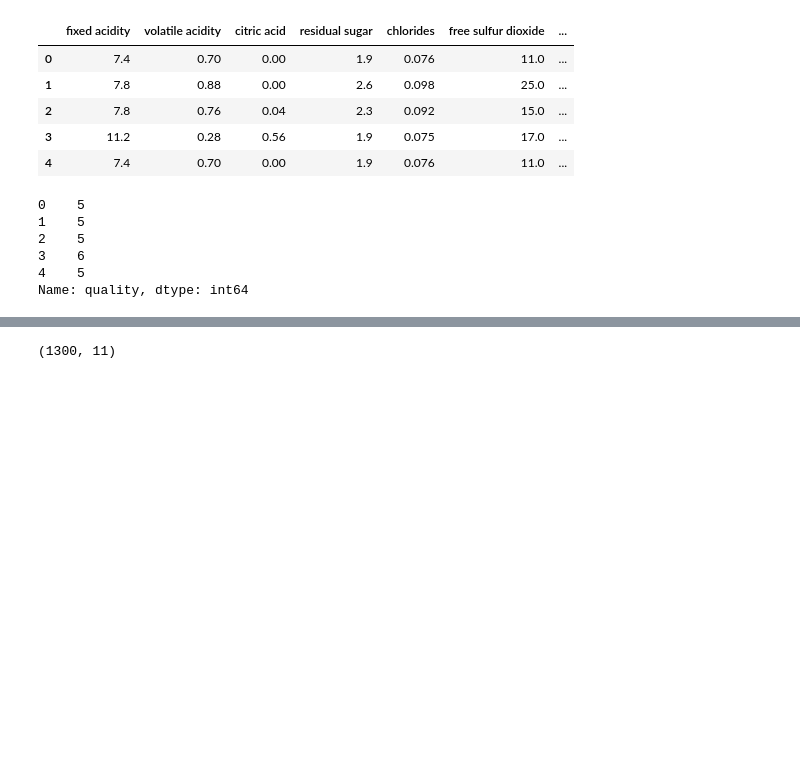
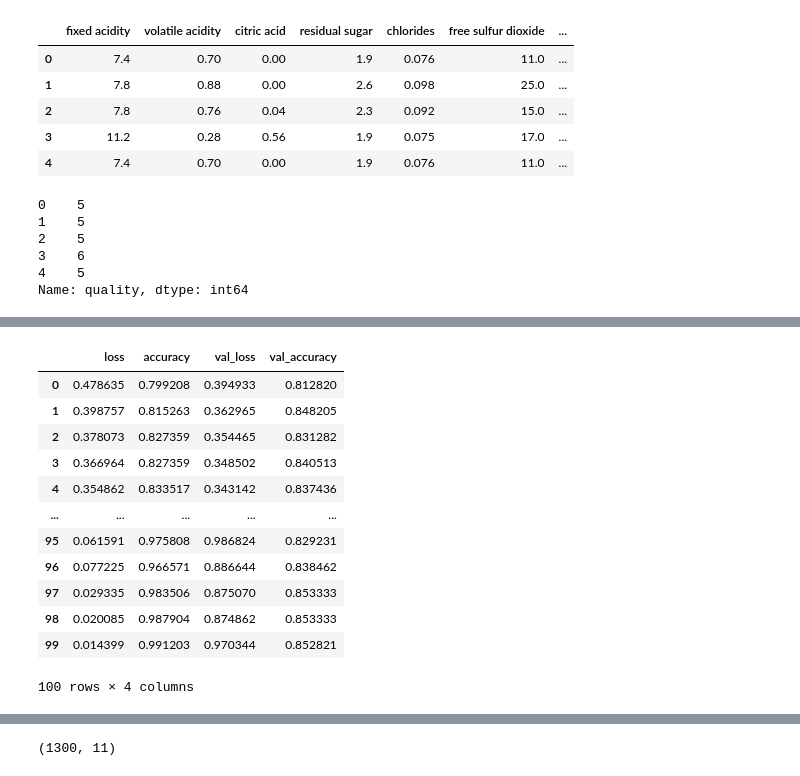
Before and after one commit to Ranjit-Singh-786/wine_classificationproject_ANN, a Jupyter notebook: wine classification.ipynb, the cells around one changed output, grey strips where cells are left out. Saved outputs shown, nothing was run; the diff lists cells and outputs as text; code cells hidden in the pictures; blank space fills up the shorter version.

```diff
--- a/wine classification.ipynb
+++ b/wine classification.ipynb
@@ -241,0 +421,16 @@ x_train.shape
+# %%
+histo
+# %% [output]
+|  | loss | accuracy | val_loss | val_accuracy |
+| 0 | 0.478635 | 0.799208 | 0.394933 | 0.812820 |
+| 1 | 0.398757 | 0.815263 | 0.362965 | 0.848205 |
+| 2 | 0.378073 | 0.827359 | 0.354465 | 0.831282 |
+| 3 | 0.366964 | 0.827359 | 0.348502 | 0.840513 |
+| 4 | 0.354862 | 0.833517 | 0.343142 | 0.837436 |
+| ... | ... | ... | ... | ... |
+| 95 | 0.061591 | 0.975808 | 0.986824 | 0.829231 |
+| 96 | 0.077225 | 0.966571 | 0.886644 | 0.838462 |
+| 97 | 0.029335 | 0.983506 | 0.875070 | 0.853333 |
+| 98 | 0.020085 | 0.987904 | 0.874862 | 0.853333 |
+| 99 | 0.014399 | 0.991203 | 0.970344 | 0.852821 |
+100 rows × 4 columns
```
Also changed, not shown: parts of 72 cells of this notebook, 1 other file.
